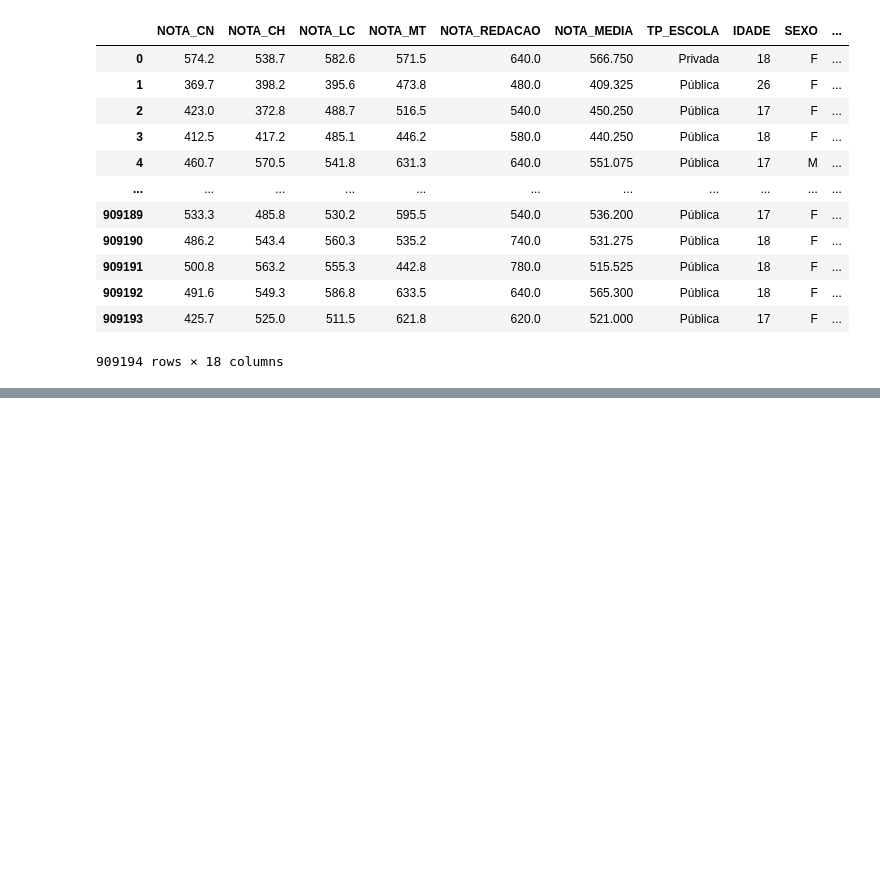
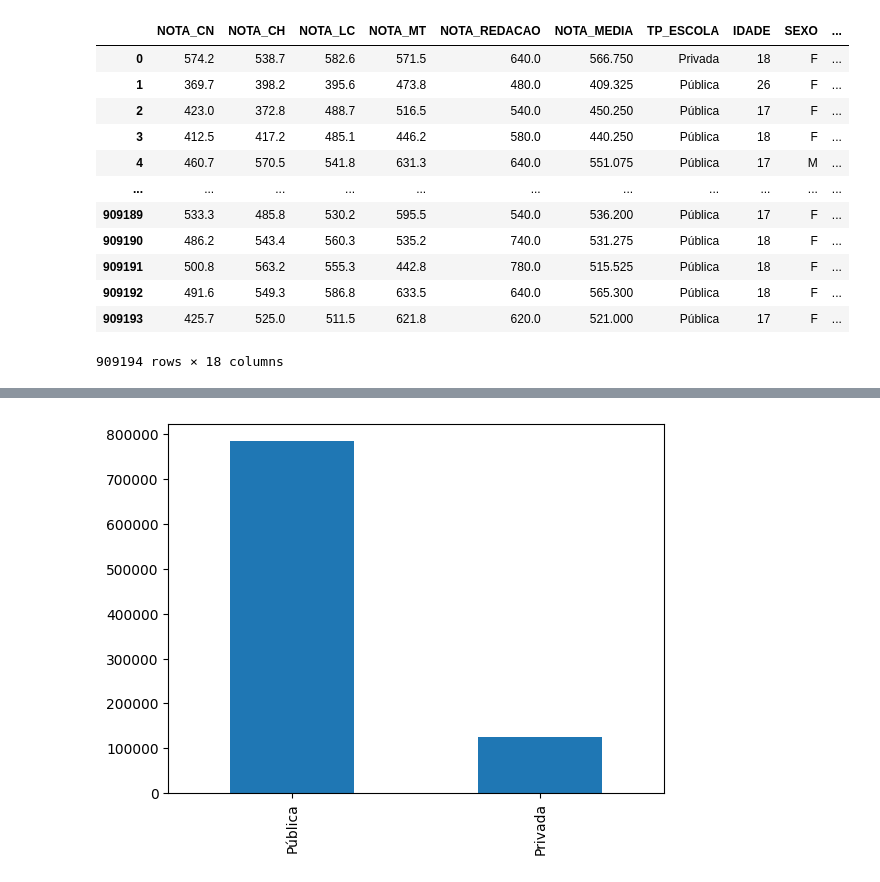
Before and after one commit to harleiaki/Nota_Enem, a Jupyter notebook: Nota_Enem1.ipynb, the cells around one changed output, grey strips where cells are left out. Cells and saved outputs as stored; diff of their text form; code cells hidden in the pictures; blank space fills up the shorter version.

```diff
--- a/Nota_Enem1.ipynb
+++ b/Nota_Enem1.ipynb
@@ -22,0 +187,5 @@ df
+# %%
+df.TP_ESCOLA.value_counts().plot(kind='bar')
+plt.show()
+# %% [output]
+[figure, added]
```
Also changed, not shown: parts of 29 cells of this notebook.
